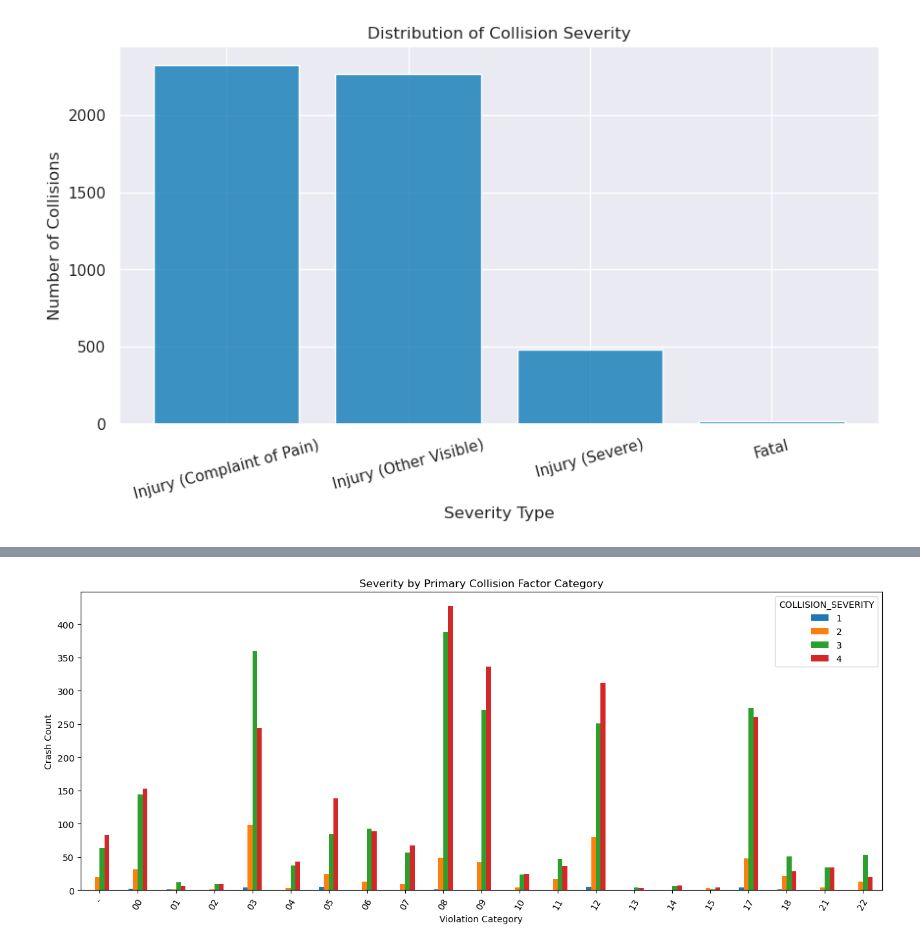
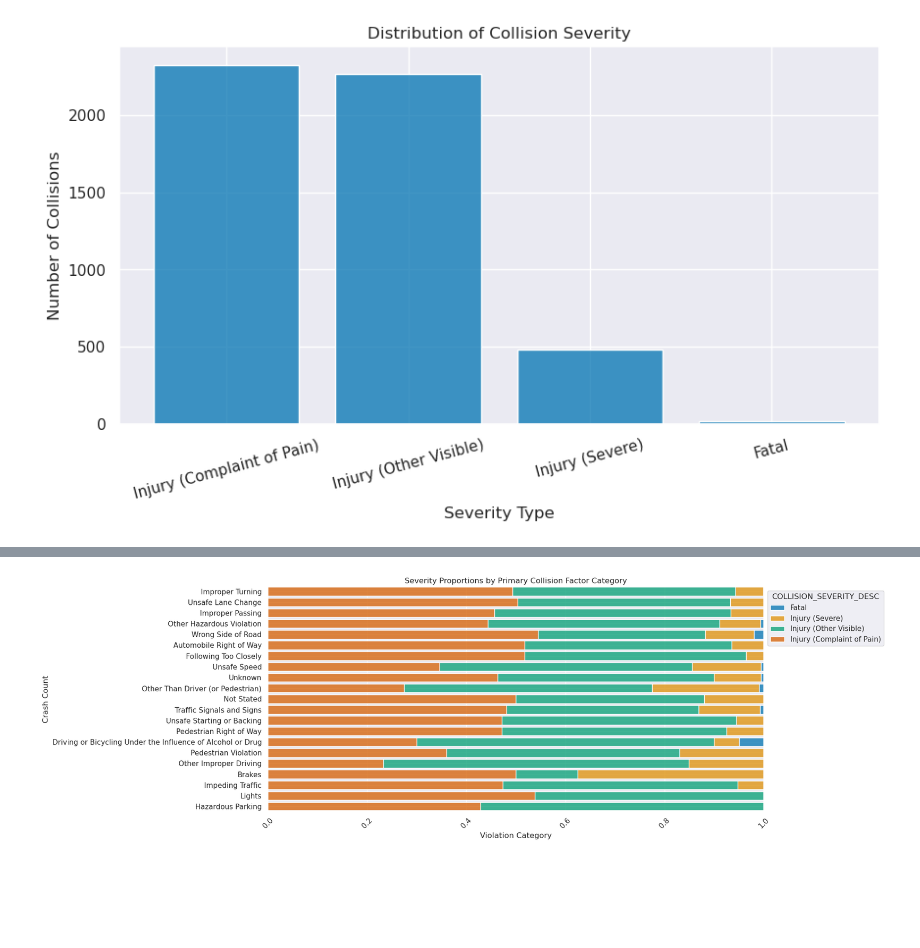
Before and after one commit to UCB-stat-159-f25/final-group07, a Jupyter notebook: data_exploration.ipynb, the cells around one changed output, grey strips where cells are left out. Saved outputs shown, nothing was run; the diff lists cells and outputs as text; code cells hidden in the pictures; blank space fills up the shorter version.

Commit message:
framing data narrative;

```diff
--- a/data_exploration.ipynb
+++ b/data_exploration.ipynb
@@ -292,11 +314,24 @@ dtype: int64
 # %%
-pcf_sev = crashes.groupby(['PCF_VIOL_CATEGORY', 'COLLISION_SEVERITY']).size().unstack(fill_value=0)
+#severity by primary collision factor category
+#pcf_sev = crashes.groupby(['PCF_VIOL_CATEGORY', 'COLLISION_SEVERITY']).size().unstack(fill_value=0)
+plt.figure(figsize = (16, 6))
+order_by_count = crashes['COLLISION_SEVERITY_DESC'].value_counts(ascending=True).index
+ax = sns.histplot(
+    data = crashes,
+    y = 'PCF_VIOL_CATEGORY_DESC',
+    hue = 'COLLISION_SEVERITY_DESC',
+    hue_order = order_by_count,
+    multiple = 'fill',
+    stat = 'proportion',
+    shrink = 0.8
+)
 
-pcf_sev.plot(kind='bar', figsize=(16,6))
-plt.title("Severity by Primary Collision Factor Category")
+plt.title("Severity Proportions by Primary Collision Factor Category")
 plt.xlabel("Violation Category")
 plt.ylabel("Crash Count")
-plt.xticks(rotation=60)
+plt.xticks(rotation=45)
+plt.tight_layout()
+sns.move_legend(ax, loc = "upper left", bbox_to_anchor=(1, 1))
 plt.show()
 # %% [output]
-[figure, old version]
+[figure, new version]
```
Also changed, not shown: parts of 21 cells of this notebook.
